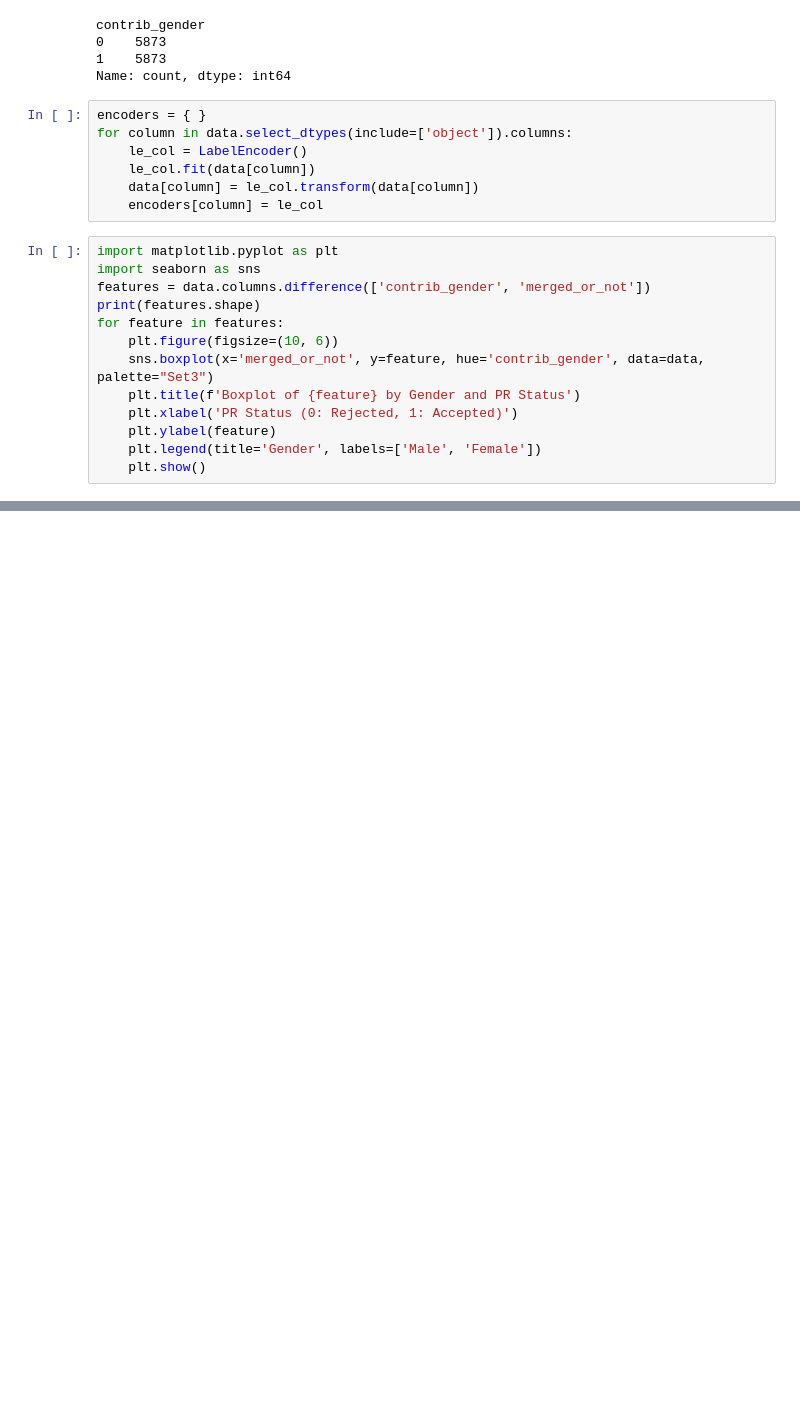
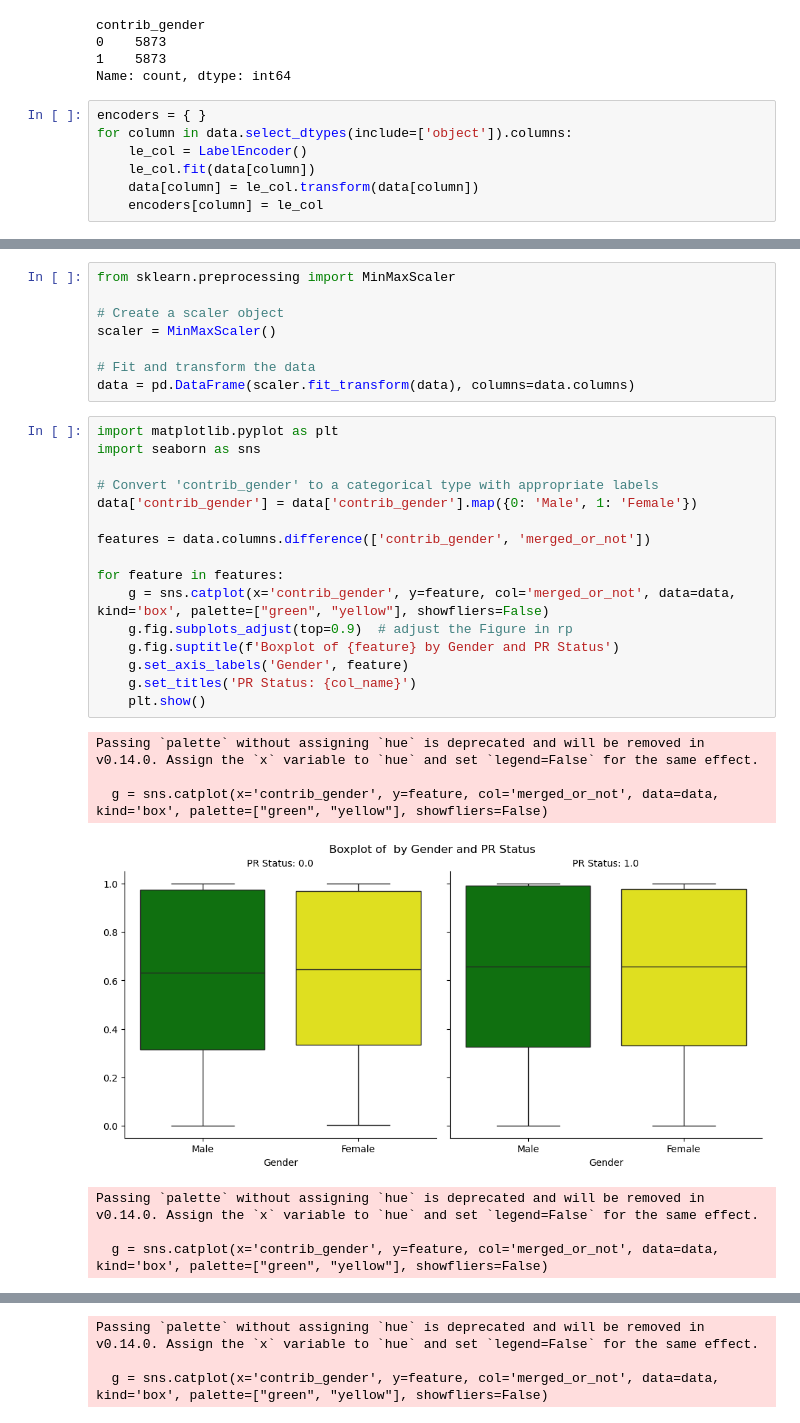
Before and after one commit to thanosan23/Pull-Request-Analysis, a Jupyter notebook: scripts/feature_analysis.ipynb, the cells around one changed output, grey strips where cells are left out. Saved outputs shown, nothing was run; the diff lists cells and outputs as text; blank space fills up the shorter version.

Commit message:
removed outliers, fixed graph, normalization

```diff
--- a/scripts/feature_analysis.ipynb
+++ b/scripts/feature_analysis.ipynb
@@ -93,16 +93,3 @@ for column in data.select_dtypes(include=['object']).columns:
     le_col.fit(data[column])
     data[column] = le_col.transform(data[column])
     encoders[column] = le_col
-# %%
-import matplotlib.pyplot as plt
-import seaborn as sns
-features = data.columns.difference(['contrib_gender', 'merged_or_not'])
-print(features.shape)
-for feature in features:
-    plt.figure(figsize=(10, 6))
-    sns.boxplot(x='merged_or_not', y=feature, hue='contrib_gender', data=data, palette="Set3")
-    plt.title(f'Boxplot of {feature} by Gender and PR Status')
-    plt.xlabel('PR Status (0: Rejected, 1: Accepted)')
-    plt.ylabel(feature)
-    plt.legend(title='Gender', labels=['Male', 'Female'])
-    plt.show()
@@ -122,0 +96,32 @@ for feature in features:
+# %%
+from sklearn.preprocessing import MinMaxScaler
+
+# Create a scaler object
+scaler = MinMaxScaler()
+
+# Fit and transform the data
+data = pd.DataFrame(scaler.fit_transform(data), columns=data.columns)
+# %%
+import matplotlib.pyplot as plt
+import seaborn as sns
+
+# Convert 'contrib_gender' to a categorical type with appropriate labels
+data['contrib_gender'] = data['contrib_gender'].map({0: 'Male', 1: 'Female'})
+
+features = data.columns.difference(['contrib_gender', 'merged_or_not'])
+
+for feature in features:
+    g = sns.catplot(x='contrib_gender', y=feature, col='merged_or_not', data=data, kind='box', palette=["green", "yellow"], showfliers=False)
+    g.fig.subplots_adjust(top=0.9)  # adjust the Figure in rp
+    g.fig.suptitle(f'Boxplot of {feature} by Gender and PR Status')
+    g.set_axis_labels('Gender', feature)
+    g.set_titles('PR Status: {col_name}')
+    plt.show()
+# %% [output]
+Passing `palette` without assigning `hue` is deprecated and will be removed in v0.14.0. Assign the `x` variable to `hue` and set `legend=False` for the same effect.
+
+  g = sns.catplot(x='contrib_gender', y=feature, col='merged_or_not', data=data, kind='box', palette=["green", "yellow"], showfliers=False)
+[figure, added]
+Passing `palette` without assigning `hue` is deprecated and will be removed in v0.14.0. Assign the `x` variable to `hue` and set `legend=False` for the same effect.
+
+  g = sns.catplot(x='contrib_gender', y=feature, col='merged_or_not', data=data, kind='box', palette=["green", "yellow"], showfliers=False)
@@ -122,0 +129,3 @@ for feature in features:
+Passing `palette` without assigning `hue` is deprecated and will be removed in v0.14.0. Assign the `x` variable to `hue` and set `legend=False` for the same effect.
+
+  g = sns.catplot(x='contrib_gender', y=feature, col='merged_or_not', data=data, kind='box', palette=["green", "yellow"], showfliers=False)
```
Also changed, not shown: parts of 2 cells of this notebook, 1 other file.
